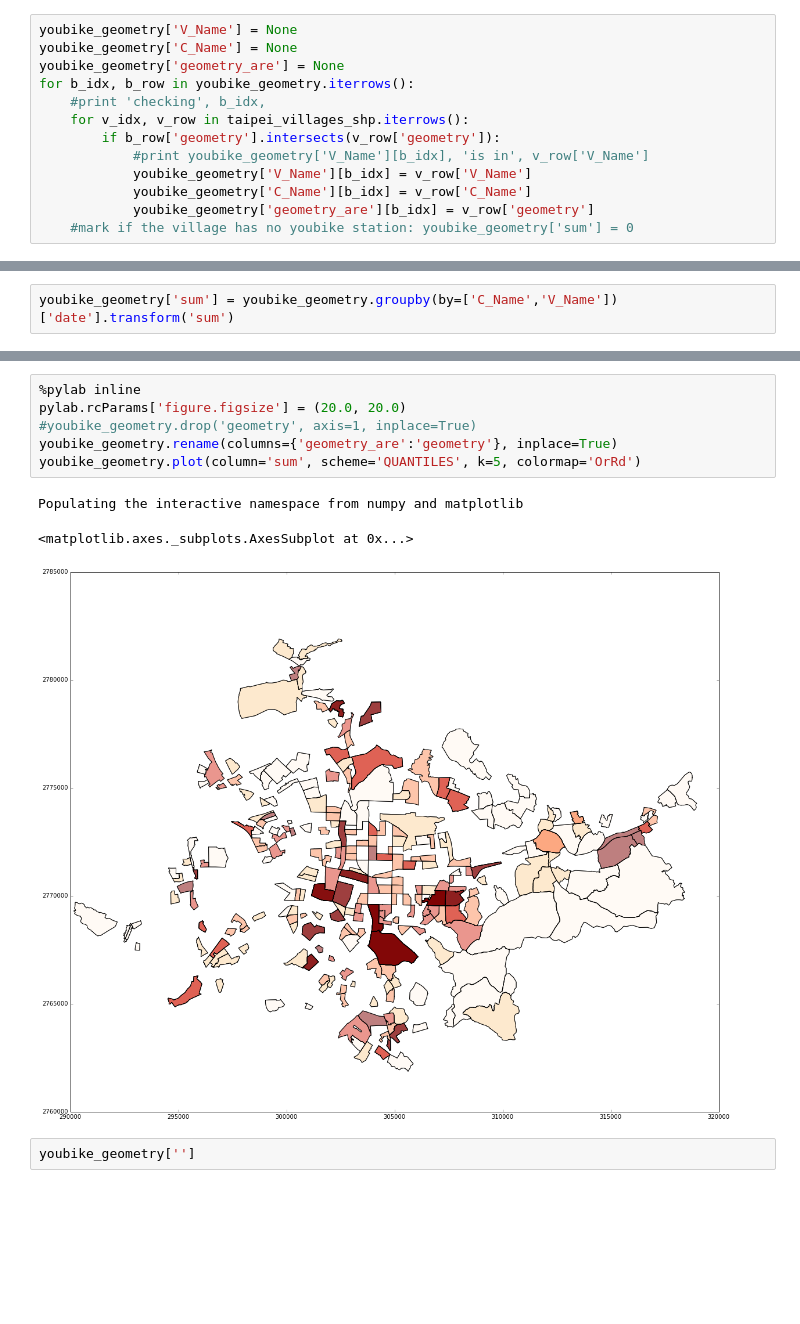
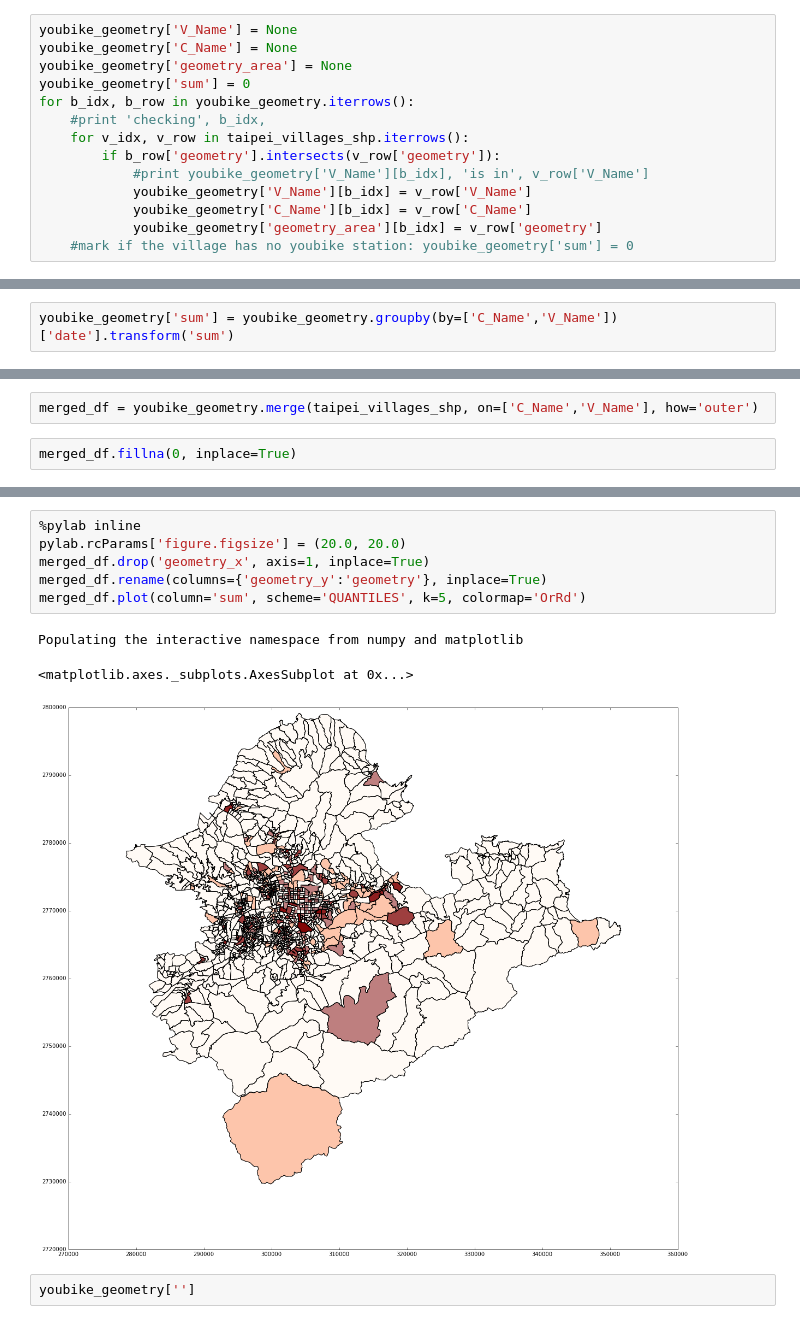
Before and after one commit to jlSche/DataScience, a Jupyter notebook: pyDir/youbike_with_geopandas.ipynb, the cells around one changed output, grey strips where cells are left out. Cells and saved outputs as stored; diff of their text form; blank space fills up the shorter version.

Commit message:
update youbike GeoPandas

```diff
--- a/pyDir/youbike_with_geopandas.ipynb
+++ b/pyDir/youbike_with_geopandas.ipynb
@@ -71,7 +71,8 @@ youbike_geometry
 # %%
 youbike_geometry['V_Name'] = None
 youbike_geometry['C_Name'] = None
-youbike_geometry['geometry_are'] = None
+youbike_geometry['geometry_area'] = None
+youbike_geometry['sum'] = 0
 for b_idx, b_row in youbike_geometry.iterrows():
     #print 'checking', b_idx,
     for v_idx, v_row in taipei_villages_shp.iterrows():
@@ -79,7 +80,7 @@ for b_idx, b_row in youbike_geometry.iterrows():
             #print youbike_geometry['V_Name'][b_idx], 'is in', v_row['V_Name']
             youbike_geometry['V_Name'][b_idx] = v_row['V_Name']
             youbike_geometry['C_Name'][b_idx] = v_row['C_Name']
-            youbike_geometry['geometry_are'][b_idx] = v_row['geometry']
+            youbike_geometry['geometry_area'][b_idx] = v_row['geometry']
     #mark if the village has no youbike station: youbike_geometry['sum'] = 0
 # %% [output]
 A value is trying to be set on a copy of a slice from a DataFrame
@@ -102,0 +97,4 @@ youbike_geometry[youbike_geometry['V_Name']==u'中正里']
+# %%
+merged_df = youbike_geometry.merge(taipei_villages_shp, on=['C_Name','V_Name'], how='outer')
+# %%
+merged_df.fillna(0, inplace=True)
@@ -103,13 +122,13 @@ youbike_geometry[youbike_geometry['V_Name']==u'中正里']
 # %%
 %pylab inline
 pylab.rcParams['figure.figsize'] = (20.0, 20.0)
-#youbike_geometry.drop('geometry', axis=1, inplace=True)
-youbike_geometry.rename(columns={'geometry_are':'geometry'}, inplace=True)
-youbike_geometry.plot(column='sum', scheme='QUANTILES', k=5, colormap='OrRd')
+merged_df.drop('geometry_x', axis=1, inplace=True)
+merged_df.rename(columns={'geometry_y':'geometry'}, inplace=True)
+merged_df.plot(column='sum', scheme='QUANTILES', k=5, colormap='OrRd')
 # %% [output]
 Populating the interactive namespace from numpy and matplotlib
 <matplotlib.axes._subplots.AxesSubplot at 0x...>
-[figure, old version]
+[figure, new version]
 # %%
 youbike_geometry['']
 # %% [output]
```
Also changed, not shown: parts of 3 cells of this notebook.
